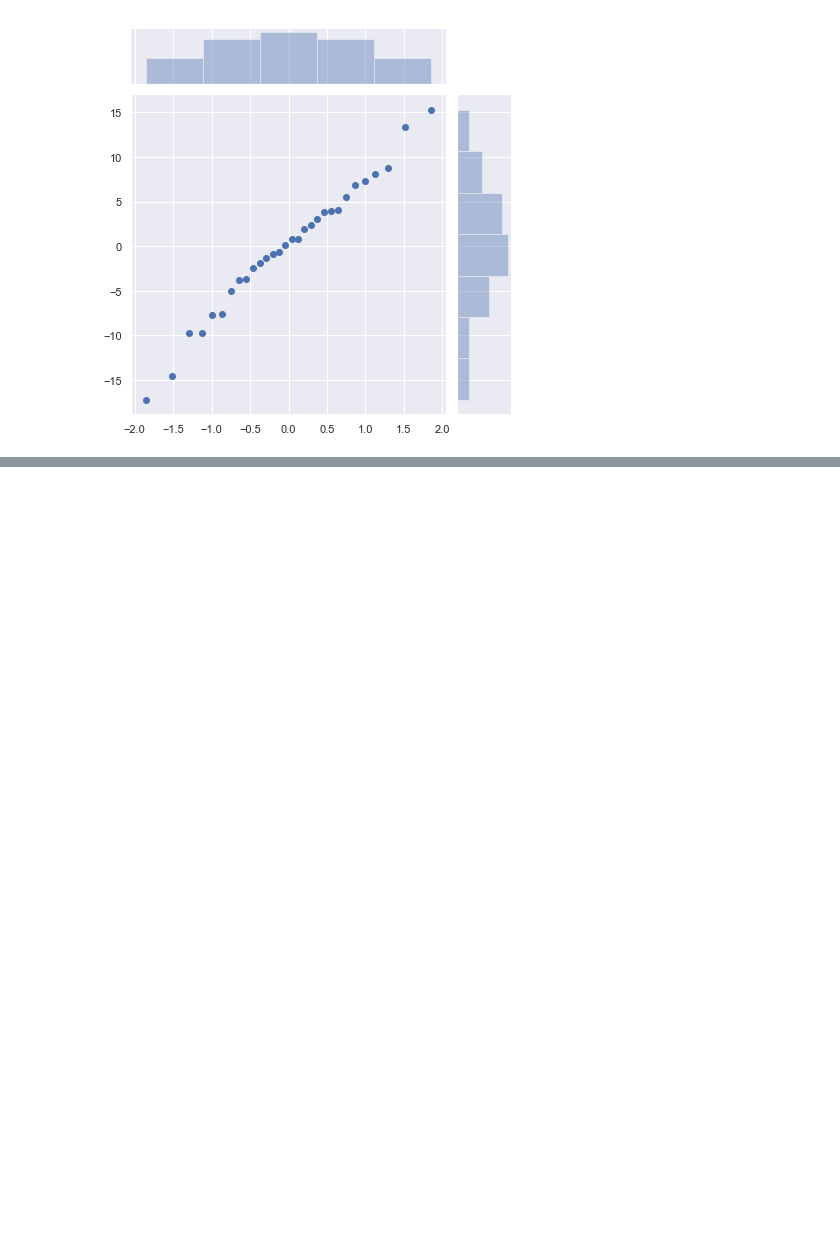
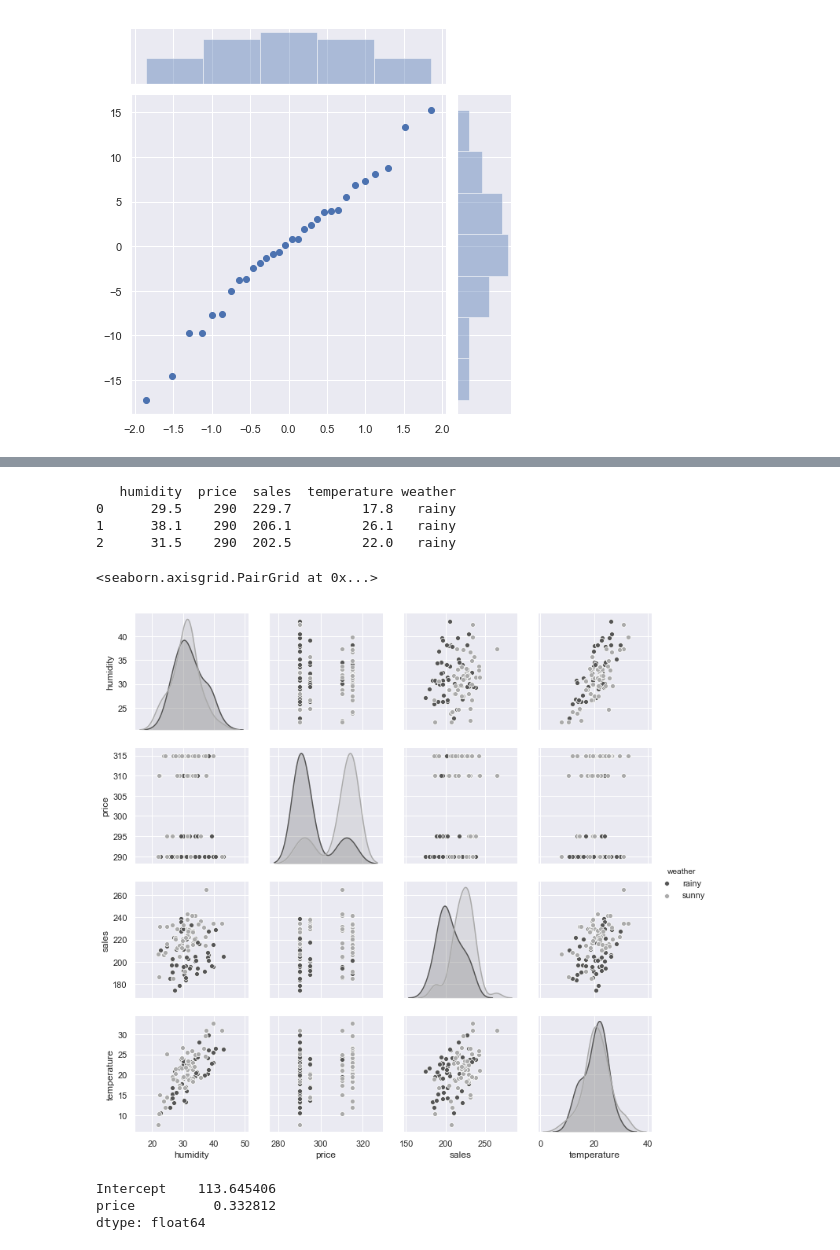
Before and after one commit to ToshikiShimizu/statistics, a Jupyter notebook: python-new-statistics/part5.ipynb, the cells around one changed output, grey strips where cells are left out. Drawn from its saved outputs; the diff is of its cells as text; code cells hidden in the pictures; blank space fills up the shorter version.

```diff
--- a/python-new-statistics/part5.ipynb
+++ b/python-new-statistics/part5.ipynb
@@ -264,0 +457,20 @@ sns.jointplot(ppf,resid_sort,)
+# %%
+sales = pd.read_csv('sample/5-3-1-lm-model.csv')
+print(sales.head(3))
+# %% [output]
+   humidity  price  sales  temperature weather
+0      29.5    290  229.7         17.8   rainy
+1      38.1    290  206.1         26.1   rainy
+2      31.5    290  202.5         22.0   rainy
+# %%
+sns.pairplot(data=sales, hue='weather', palette='gray')
+# %% [output]
+<seaborn.axisgrid.PairGrid at 0x...>
+[figure, added]
+# %%
+lm_dame = smf.ols('sales ~ price', sales).fit()
+lm_dame.params
+# %% [output]
+Intercept    113.645406
+price          0.332812
+dtype: float64
```
Also changed, not shown: parts of 57 cells of this notebook.
